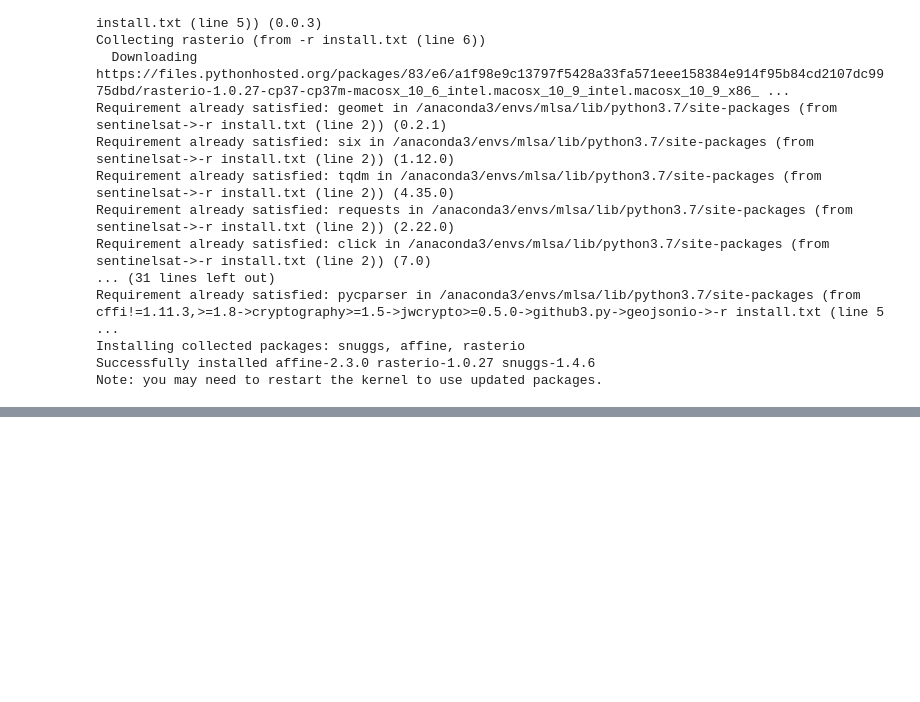
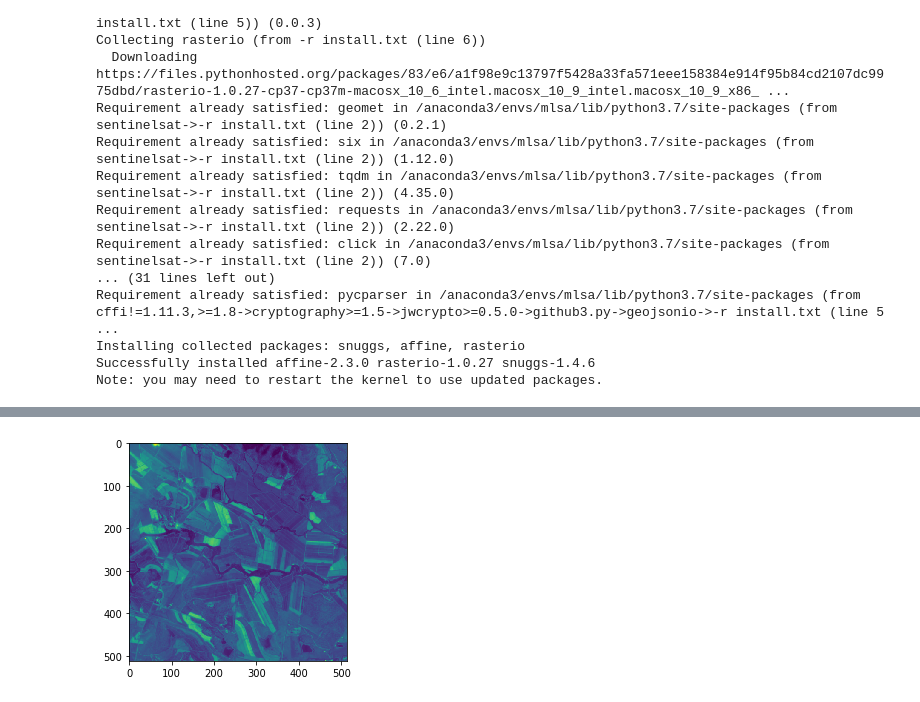
Before and after one commit to Phoebe0222/datathon, a Jupyter notebook: agri-indexes/NDVI.ipynb, the cells around one changed output, grey strips where cells are left out. Saved outputs shown, nothing was run; the diff lists cells and outputs as text; code cells hidden in the pictures; blank space fills up the shorter version.

```diff
--- a/agri-indexes/NDVI.ipynb
+++ b/agri-indexes/NDVI.ipynb
@@ -120 +211,6 @@ print(np.nanmin(ndvi_scale));print(np.nanmax(ndvi_scale))
+# %%
+
+TCI(TILE_X, TILE_Y,'2016-12-22')
+# %% [output]
+[figure, added]
 # %%
```
Also changed, not shown: parts of 11 cells of this notebook, 3 other files.
